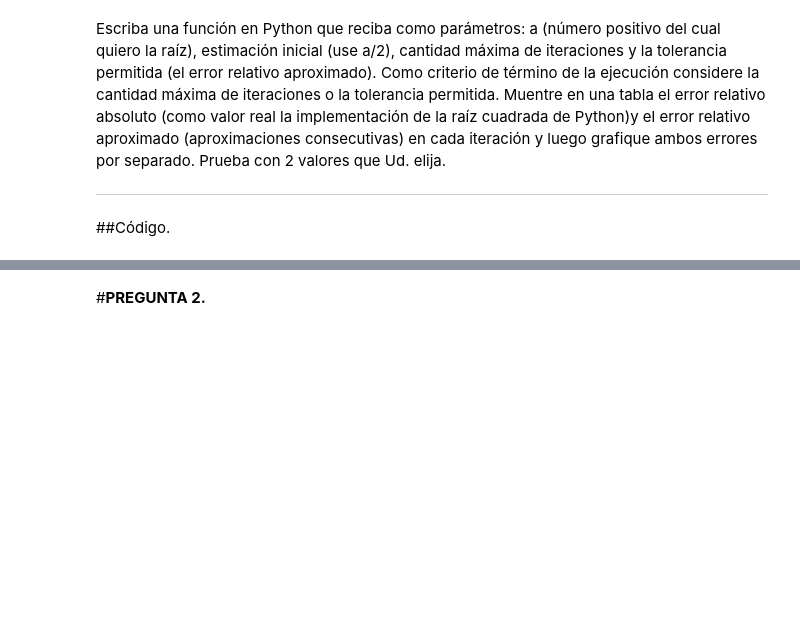
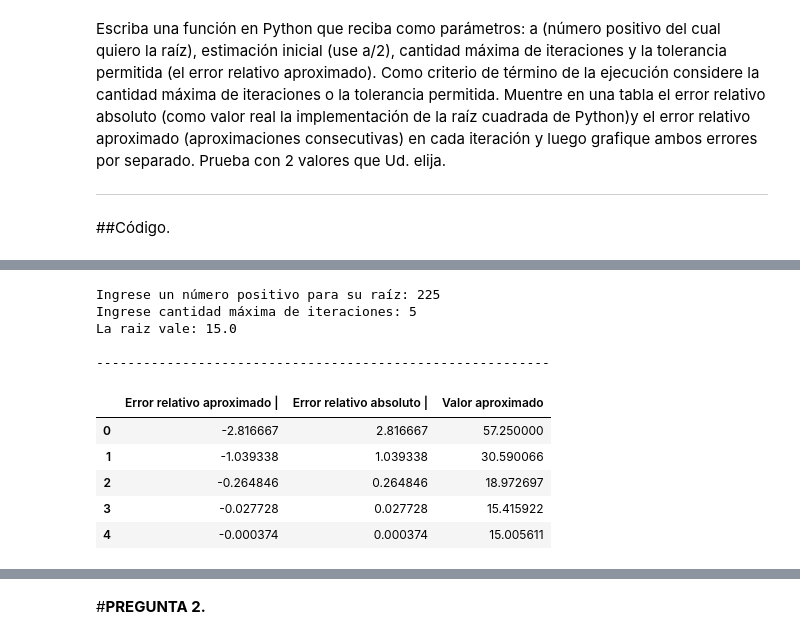
Before and after one commit to LucasRobles2323/Tarea1-MetodosNumericos, a Jupyter notebook: Tarea1.ipynb, the cells around one changed output, grey strips where cells are left out. Saved outputs shown, nothing was run; the diff lists cells and outputs as text; code cells hidden in the pictures; blank space fills up the shorter version.

Commit message:
Creado mediante Colaboratory. La 1 se prueba con 3 valores ahora

```diff
--- a/Tarea1.ipynb
+++ b/Tarea1.ipynb
@@ -90,0 +90,24 @@ La raiz vale: 2.6457513110645907
+# %%
+# Zona de Input---------------------------------------------------------------
+a = float(input("Ingrese un número positivo para su raíz: "))
+initial = a / 2.0
+
+cantMax = int(input("Ingrese cantidad máxima de iteraciones: "))
+
+df = DivideYpromedia(initial, cantMax, a)
+
+print(f"La raiz vale: {math.sqrt(a)}")
+print ("\n----------------------------------------------------------")
+df
+# %% [output]
+Ingrese un número positivo para su raíz: 225
+Ingrese cantidad máxima de iteraciones: 5
+La raiz vale: 15.0
+
+----------------------------------------------------------
+|  | Error relativo aproximado | | Error relativo absoluto | | Valor aproximado |
+| 0 | -2.816667 | 2.816667 | 57.250000 |
+| 1 | -1.039338 | 1.039338 | 30.590066 |
+| 2 | -0.264846 | 0.264846 | 18.972697 |
+| 3 | -0.027728 | 0.027728 | 15.415922 |
+| 4 | -0.000374 | 0.000374 | 15.005611 |
```
Also changed, not shown: parts of 2 cells of this notebook.
